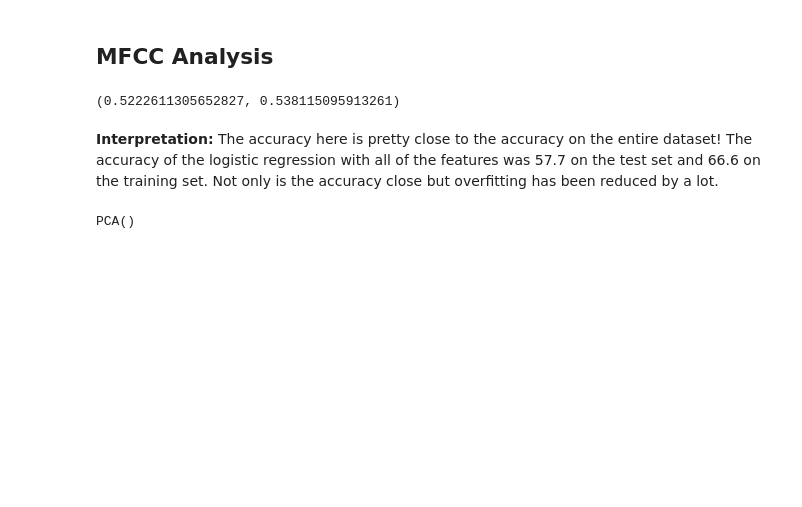
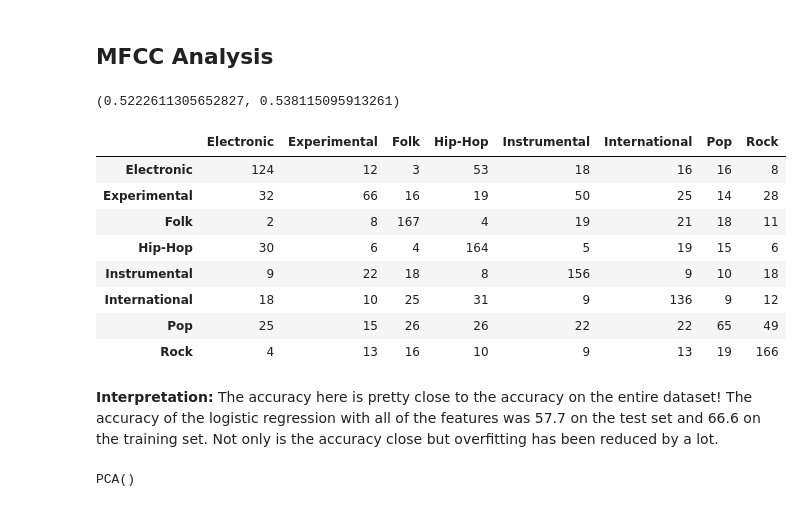
Before and after one commit to Lucas-Courant/predicting_audio_genre, a Jupyter notebook: Code/preliminary_eda.ipynb, the cells around one changed output. Drawn from its saved outputs; the diff is of its cells as text; code cells hidden in the pictures; blank space fills up the shorter version.

```diff
--- a/Code/preliminary_eda.ipynb
+++ b/Code/preliminary_eda.ipynb
@@ -533,6 +498,21 @@ lr.fit(X_train_sc, y_train)
 lr.score(X_test_sc, y_test), lr.score(X_train_sc, y_train)
 # %% [output]
 (0.5222611305652827, 0.538115095913261)
+# %%
+preds = lr.predict(X_test_sc)
+pd.DataFrame(confusion_matrix(y_test, preds),
+             columns=sorted(list(set(y_test.values))),
+             index=sorted(list(set(y_test.values))))
+# %% [output]
+|  | Electronic | Experimental | Folk | Hip-Hop | Instrumental | International | Pop | Rock |
+| Electronic | 124 | 12 | 3 | 53 | 18 | 16 | 16 | 8 |
+| Experimental | 32 | 66 | 16 | 19 | 50 | 25 | 14 | 28 |
+| Folk | 2 | 8 | 167 | 4 | 19 | 21 | 18 | 11 |
+| Hip-Hop | 30 | 6 | 4 | 164 | 5 | 19 | 15 | 6 |
+| Instrumental | 9 | 22 | 18 | 8 | 156 | 9 | 10 | 18 |
+| International | 18 | 10 | 25 | 31 | 9 | 136 | 9 | 12 |
+| Pop | 25 | 15 | 26 | 26 | 22 | 22 | 65 | 49 |
+| Rock | 4 | 13 | 16 | 10 | 9 | 13 | 19 | 166 |
 # %% [markdown]
 **Interpretation:** The accuracy here is pretty close to the accuracy on the entire dataset! The accuracy of the logistic regression with all of the features was 57.7 on the test set and 66.6 on the training set. Not only is the accuracy close but overfitting has been reduced by a lot.
 # %%
```
Also changed, not shown: parts of 18 cells of this notebook.
